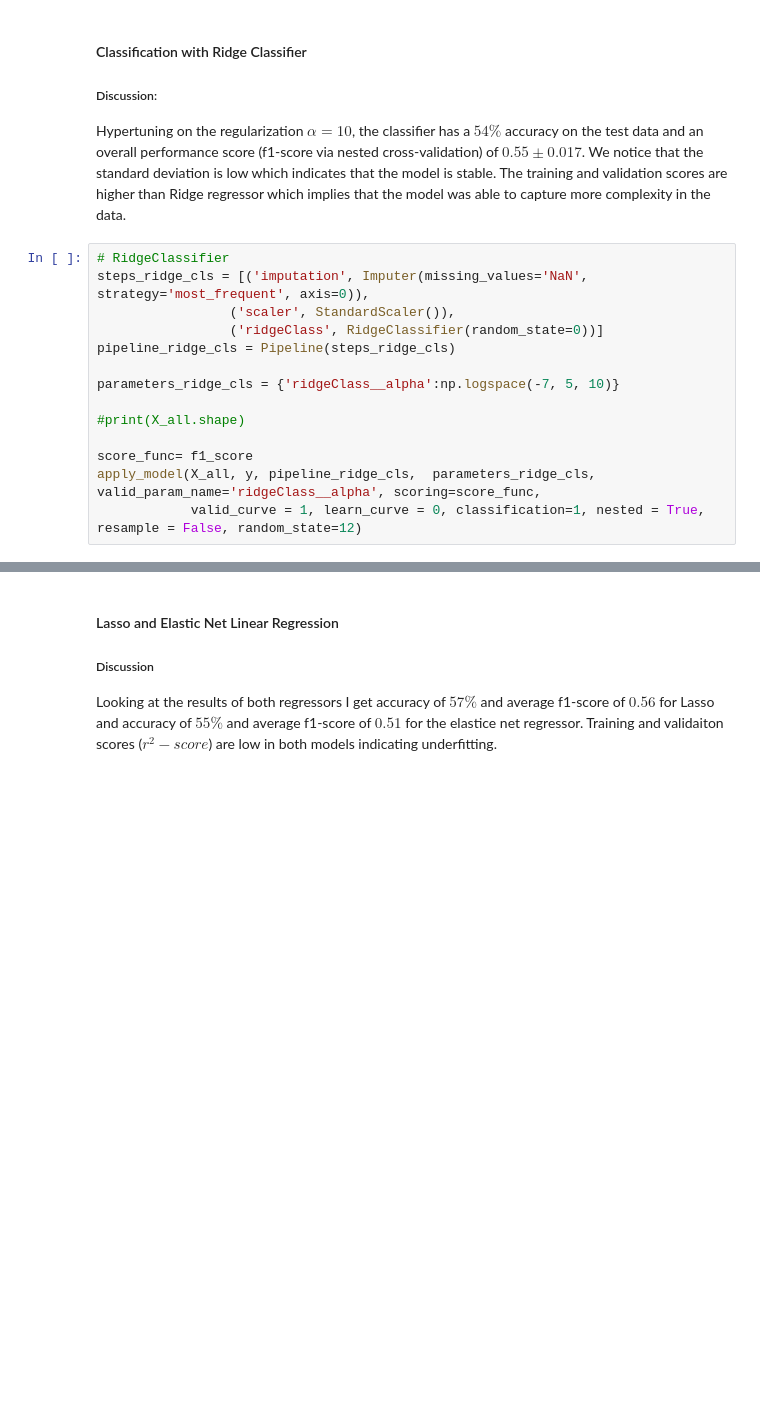
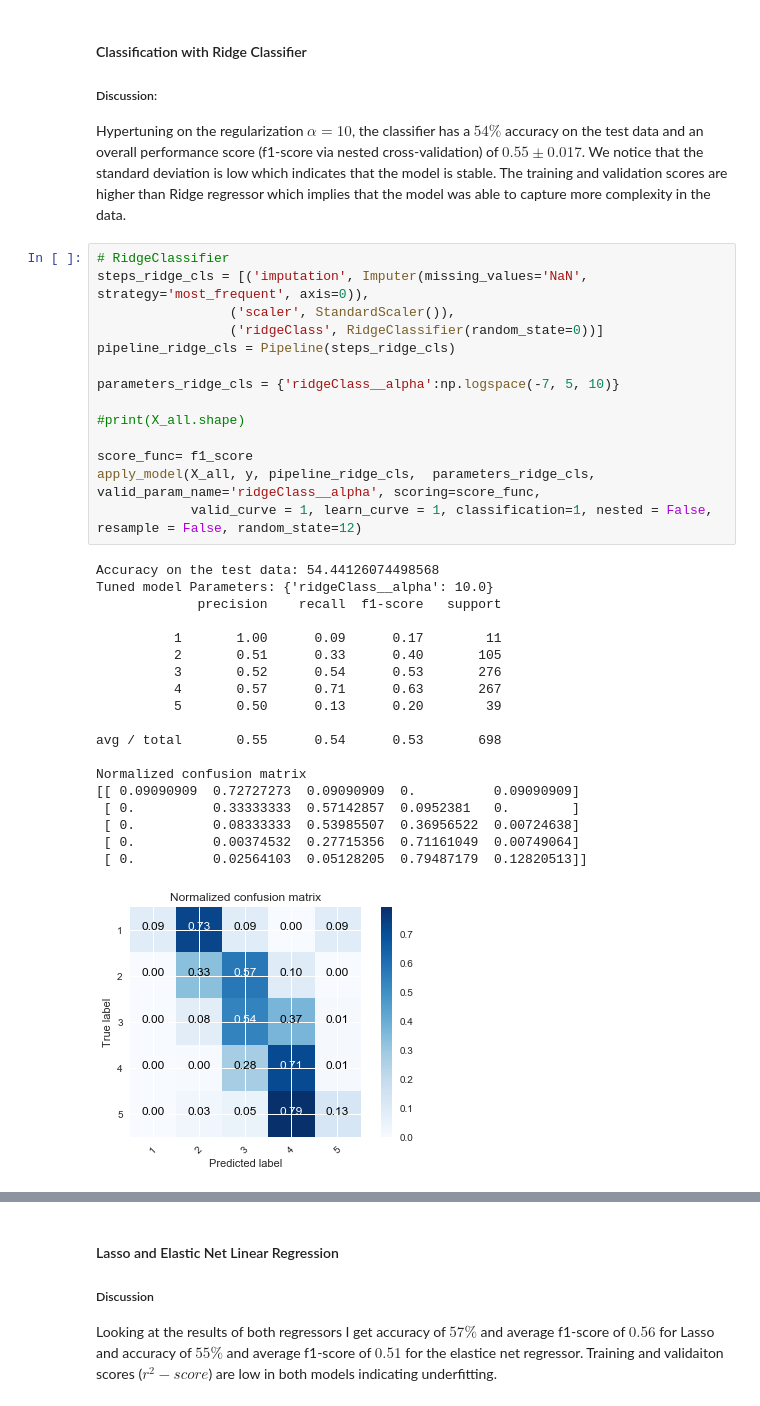
Before and after one commit to hmirzaee/Springboard, a Jupyter notebook: Capstone_1/Modeling/predictive_modeling.ipynb, the cells around one changed output, grey strips where cells are left out. Drawn from its saved outputs; the diff is of its cells as text; blank space fills up the shorter version.

Commit message:
updated modeling notebook

```diff
--- a/Capstone_1/Modeling/predictive_modeling.ipynb
+++ b/Capstone_1/Modeling/predictive_modeling.ipynb
@@ -582,14 +622,34 @@ Hypertuning on the regularization $\alpha = 10$, the classifier has a $54\%$ acc
 # %%
 # RidgeClassifier
 steps_ridge_cls = [('imputation', Imputer(missing_values='NaN', strategy='most_frequent', axis=0)),
                  ('scaler', StandardScaler()),
                  ('ridgeClass', RidgeClassifier(random_state=0))]
 pipeline_ridge_cls = Pipeline(steps_ridge_cls)
 
 parameters_ridge_cls = {'ridgeClass__alpha':np.logspace(-7, 5, 10)}
 
 #print(X_all.shape)
 
 score_func= f1_score
 apply_model(X_all, y, pipeline_ridge_cls,  parameters_ridge_cls, valid_param_name='ridgeClass__alpha', scoring=score_func,
-            valid_curve = 1, learn_curve = 0, classification=1, nested = True, resample = False, random_state=12)
+            valid_curve = 1, learn_curve = 1, classification=1, nested = False, resample = False, random_state=12)
+# %% [output]
+Accuracy on the test data: 54.44126074498568
+Tuned model Parameters: {'ridgeClass__alpha': 10.0}
+             precision    recall  f1-score   support
+
+          1       1.00      0.09      0.17        11
+          2       0.51      0.33      0.40       105
+          3       0.52      0.54      0.53       276
+          4       0.57      0.71      0.63       267
+          5       0.50      0.13      0.20        39
+
+avg / total       0.55      0.54      0.53       698
+
+Normalized confusion matrix
+[[ 0.09090909  0.72727273  0.09090909  0.          0.09090909]
+ [ 0.          0.33333333  0.57142857  0.0952381   0.        ]
+ [ 0.          0.08333333  0.53985507  0.36956522  0.00724638]
+ [ 0.          0.00374532  0.27715356  0.71161049  0.00749064]
+ [ 0.          0.02564103  0.05128205  0.79487179  0.12820513]]
+[figure, added]
```
Also changed, not shown: parts of 15 cells of this notebook.
